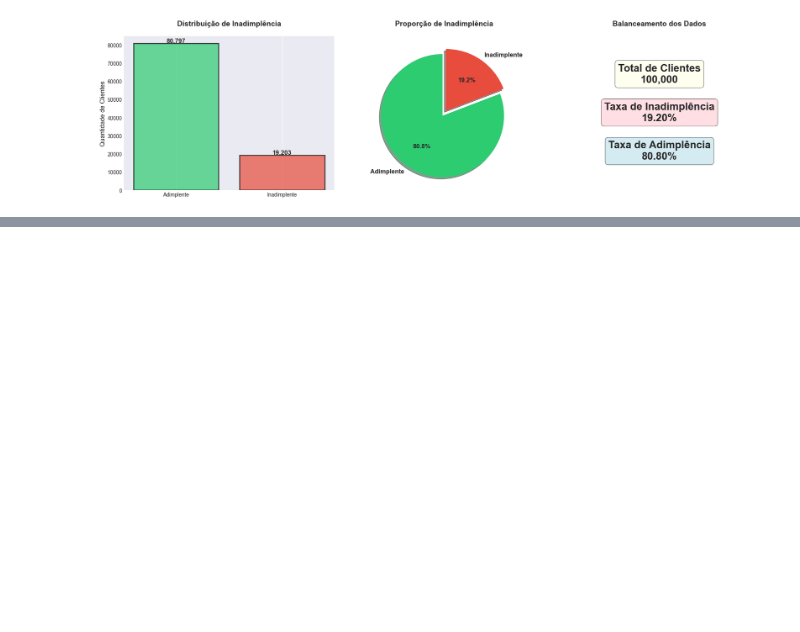
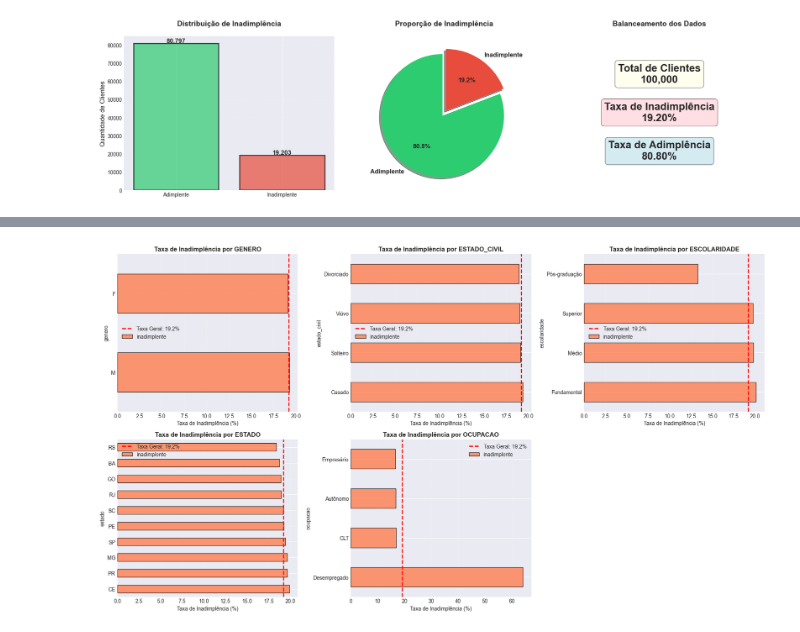
Before and after one commit to vininoronha21/score-credito-ia, a Jupyter notebook: notebooks/02_analise_exploratoria.ipynb, the cells around one changed output, grey strips where cells are left out. Saved outputs shown, nothing was run; the diff lists cells and outputs as text; code cells hidden in the pictures; blank space fills up the shorter version.

```diff
--- a/notebooks/02_analise_exploratoria.ipynb
+++ b/notebooks/02_analise_exploratoria.ipynb
@@ -428,37 +483,65 @@ print("="*80)
 for var in cat_vars:
   print(f"\n📌 TAXA DE INADIMPLÊNCIA POR: {var.upper()}")
 
-  taxa_por_categoria = df.groupby(var)['inadimplente'].agg(['sum', 'count', 'mean'])
+  taxa_por_categoria = (
+      df.groupby(var)['inadimplente']
+        .agg(['sum', 'count', 'mean'])
+  )
+
   taxa_por_categoria.columns = ['Inadimplentes', 'Total', 'Taxa']
   taxa_por_categoria['Taxa'] = taxa_por_categoria['Taxa'] * 100
   taxa_por_categoria = taxa_por_categoria.sort_values('Taxa', ascending=False)
 
   print(f"\n{taxa_por_categoria.to_string()}")
 
-  # Identifica categoria de maior risco
-  maior_risco = taxa_por_categoria.idxmax()['Taxa']
-  menor_risco = taxa_por_categoria.idxmin()['Taxa']
+  # Identifica categoria de maior e menor risco
+  maior_risco = taxa_por_categoria['Taxa'].idxmax()
+  menor_risco = taxa_por_categoria['Taxa'].idxmin()
+
   print(f"\n💡 Insights:")
   print(f"• Maior risco: {maior_risco} ({taxa_por_categoria.loc[maior_risco, 'Taxa']:.1f}%)")
   print(f"• Menor risco: {menor_risco} ({taxa_por_categoria.loc[menor_risco, 'Taxa']:.1f}%)")
 
-  # Visualização comparativa
-  fig, axes = plt.subplots(2, 3, figsize=(18,10))
-  axes = axes.flatten()
 
-  for idx, var in enumerate(cat_vars):
-    taxa = df.groupby(var)['indadimplente'].mean().sort_values(ascending=False) * 100
-    taxa.plot(kind='barh', ax=axes[idx], color='coral', edgecolor='black', alpha=0.8)
-    axes[idx].set_title(f"Taxa de Inadimplência por {var.upper()}", fontweight='bold')
-    axes[idx].set_xlabel("Taxa de Inadimplência (%)")
-    axes[idx].grid(axis='x', alpha=0.3, linestyle='--')
+# Visualizações
+fig, axes = plt.subplots(2, 3, figsize=(18, 10))
+axes = axes.flatten()
 
-    # Adiciona linha de referência
-    taxa_geral = df['inadimplente'].mean() * 100
-    axes[idx].axvline(taxa_geral, color='red', linestyle='--', linewidht=2,
-                      label=f"Taxa Geral: {taxa_geral:.1f}%")
-    axes[idx].legend()
+for idx, var in enumerate(cat_vars):
+  taxa = (
+      df.groupby(var)['inadimplente']
+        .mean()
+        .sort_values(ascending=False) * 100
+  )
 
-axes[-1].axis('off')
+  taxa.plot(
+      kind='barh',
+      ax=axes[idx],
+      color='coral',
+      edgecolor='black',
+      alpha=0.8
+  )
+
+  axes[idx].set_title(f"Taxa de Inadimplência por {var.upper()}", fontweight='bold')
+  axes[idx].set_xlabel("Taxa de Inadimplência (%)")
+  axes[idx].grid(axis='x', alpha=0.3, linestyle='--')
+
+  # Linha de referência da taxa geral
+  taxa_geral = df['inadimplente'].mean() * 100
+  axes[idx].axvline(
+      taxa_geral,
+      color='red',
+      linestyle='--',
+      linewidth=2,
+      label=f"Taxa Geral: {taxa_geral:.1f}%"
+  )
+
+  axes[idx].legend()
+
+# Remove gráficos vazios, se houver
+for j in range(len(cat_vars), len(axes)):
+  axes[j].axis('off')
+
 plt.tight_layout()
 plt.show()
+# %% [output]
@@ -464,0 +565 @@ plt.show()
+[figure, added]
```
Also changed, not shown: parts of 4 cells of this notebook.
